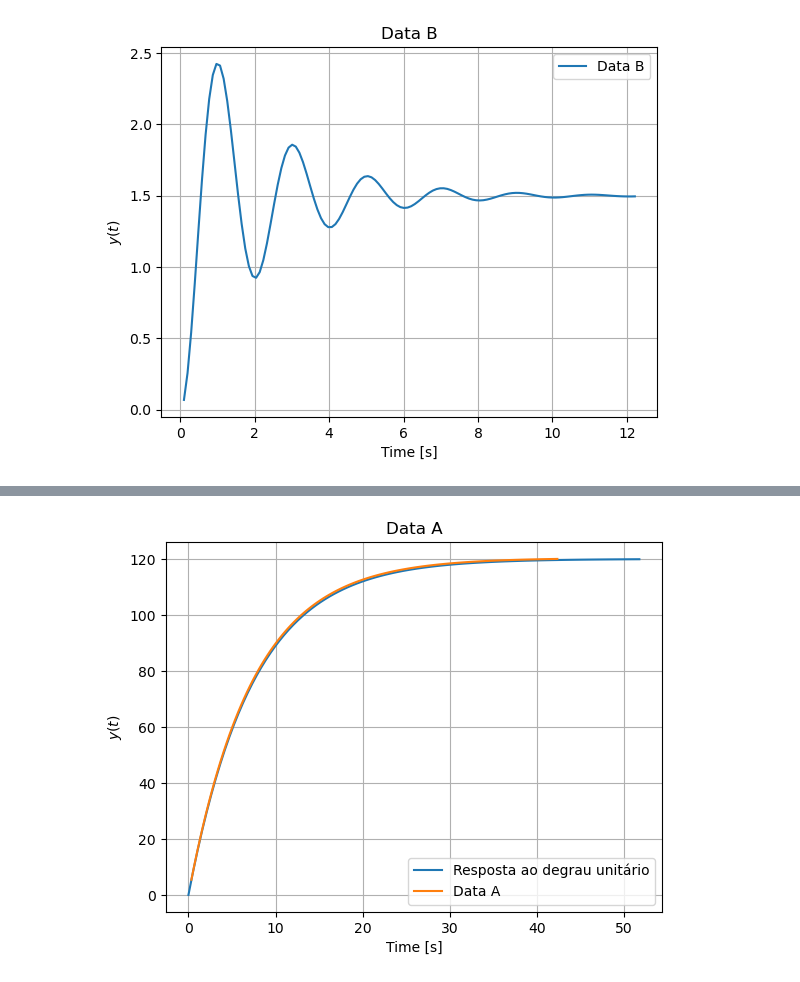
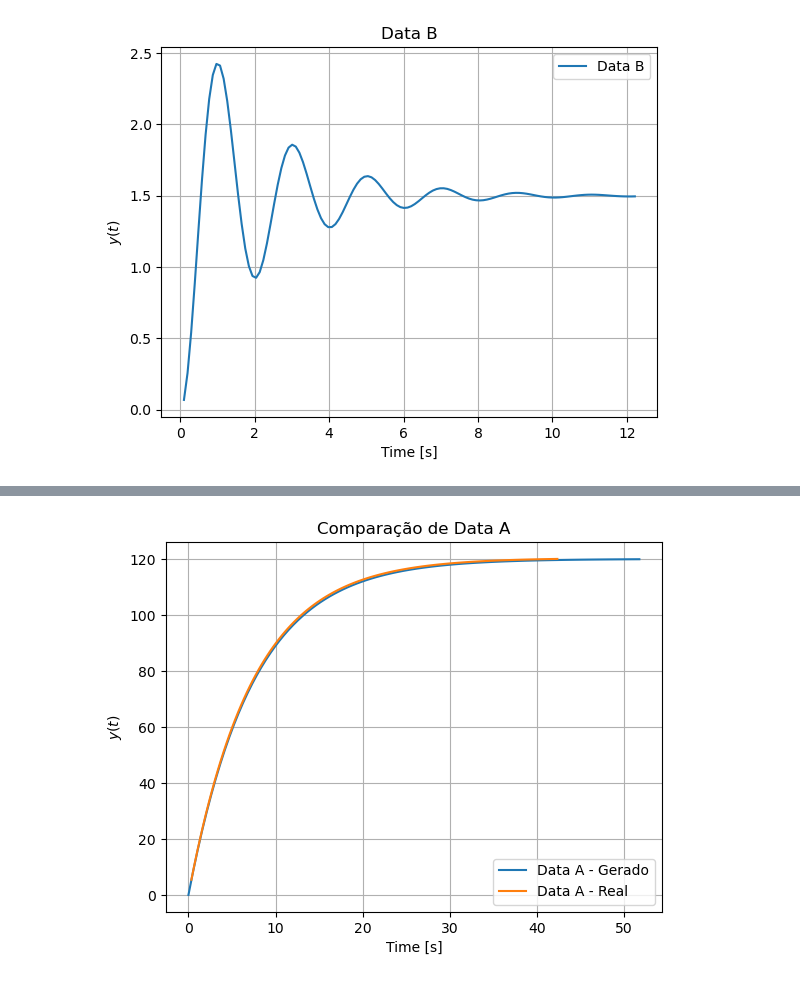
Before and after one commit to vitorfraga12/Sistemas_de_Controle, a Jupyter notebook: Homework 2/Questao1.ipynb, the cells around one changed output, grey strips where cells are left out. Cells and saved outputs as stored; diff of their text form; code cells hidden in the pictures.

```diff
--- a/Homework 2/Questao1.ipynb
+++ b/Homework 2/Questao1.ipynb
@@ -147,23 +162,25 @@ Data B:
 # %%
 # Definindo a função de transferência do sistema de primeira ordem G(s) = K / (s + a)
 num_A = [K_A]
 den_A = [1, a_A]
 system_A = signal.TransferFunction(num_A, den_A)
 
 # Calculando a resposta ao degrau unitário
 t_A, y_A = signal.step(system_A)
 
 # Plotando a resposta ao degrau unitário e os dados
-plt.plot(t_A, y_A, label='Resposta ao degrau unitário')
-plt.plot(dataA.iloc[:, 0], dataA.iloc[:, 1], label='Data A')
+plt.plot(t_A, y_A, label='Data A - Gerado')
+plt.plot(dataA.iloc[:, 0], dataA.iloc[:, 1], label='Data A - Real')
 plt.grid()
 plt.ylabel('$y(t)$')
 plt.xlabel('Time [s]')
-plt.title('Data A')
+plt.title('Comparação de Data A')
 plt.legend()
+#plt.xlim(0.3362, 42.3584)
+plt.savefig('Q1_DataA_Comparacao.pdf')
 plt.show()
 # %% [output]
-[figure, old version]
+[figure, new version]
 # %%
 # Definindo a função de transferência do sistema de segunda ordem G(s) = K / (s^2 + 2*zeta*w_n*s + w_n^2)
 num_B = [K_B]
```
Also changed, not shown: parts of 4 cells of this notebook, 4 other files.
